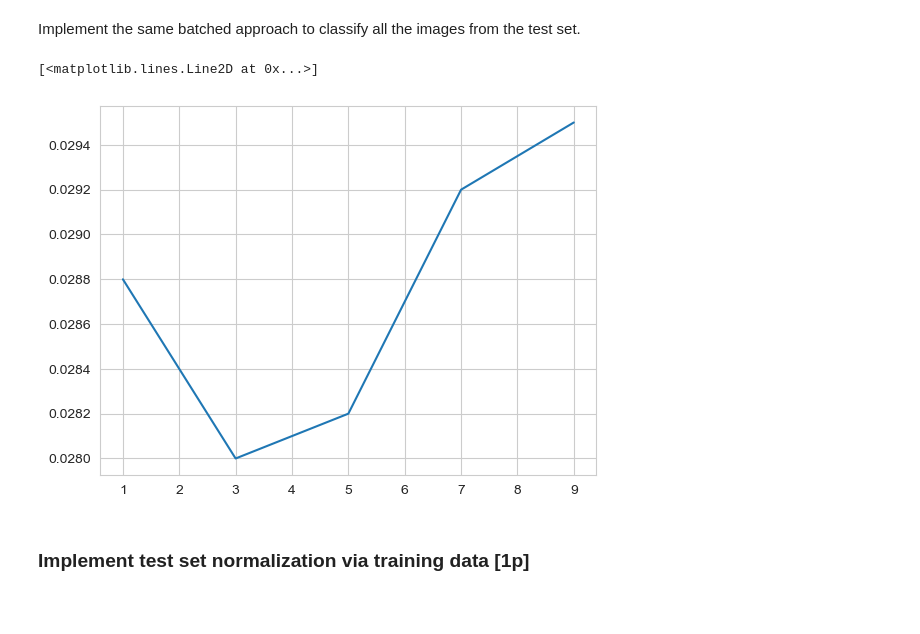
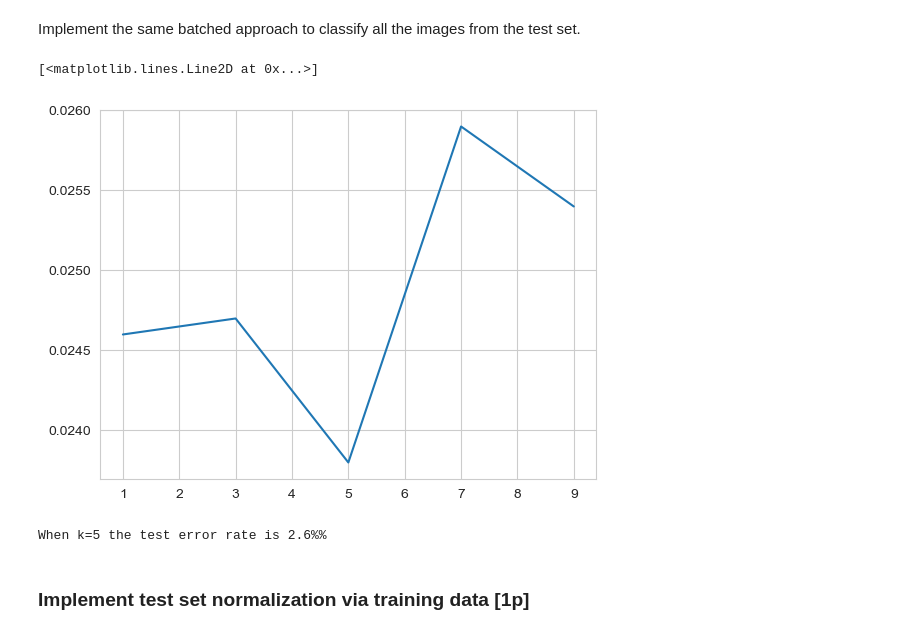
Before and after one commit to dmika1234/ml_uwr_22, a Jupyter notebook: Assignments/Assignment4.ipynb, the cells around one changed output. Saved outputs shown, nothing was run; the diff lists cells and outputs as text; code cells hidden in the pictures; blank space fills up the shorter version.

Commit message:
Progress on Assignment3.ipynb

```diff
--- a/Assignments/Assignment4.ipynb
+++ b/Assignments/Assignment4.ipynb
@@ -99,6 +99,10 @@ For the cosine similarity to work, we need data that will be normalized. Meaning
 Roughly it should mean that instead of operating on the initial $X$ we prefer to operate on $$ (X - \mbox{mean}(X))/\mbox{std}(X).$$
 
 Task: take `X_trn` and normalize it, let the output be in `X_norm_trn`.
+# %%
+def normalize_data(data):
+    data_norm = (data - np.mean(data, axis=1)[:,np.newaxis]) / np.std(data, axis=1)[:,np.newaxis]
+    return data_norm
 # %%
 #TODO
 X_norm_trn = (X_trn - np.mean(X_trn, axis=1)[:,np.newaxis]) / np.std(X_trn, axis=1)[:,np.newaxis]
@@ -175,7 +179,7 @@ class kNearestNeighborsCosine:
 
         closest = np.argsort(-1 * self.dists, axis=0)
         targets = self.train_Y[closest]
-        self.preds = np.array(sstats.mode(targets[1:self.k+1,], axis=0)[0])
+        self.preds = np.array(sstats.mode(targets[0:self.k,], axis=0)[0])
         return self.preds
 # %% [markdown]
 where `dists` is the matrix containing the cosine similarity. In the sklearn implementation similar behavior is obtained via parameter `metric="precomputed"`, see https://scikit-learn.org/stable/modules/generated/sklearn.neighbors.KNeighborsClassifier.html
@@ -252,15 +255,10 @@ mnist_train_labels_int64 = mnist_full_train_labels_int64[:50000]
 mnist_valid_data_uint8 = mnist_full_train_data_uint8[50000:]
 mnist_valid_labels_int64 = mnist_full_train_labels_int64[50000:]
 # %%
-# MNIST is large.
-# Implement a batched KNN classifier, which processes the test data in small batches
-# and returns the error rates
-
-# The code should not run for more than a couple of minutes on the Colab runtime,
-# If it is slower, optimize the distance computation in KNN
-
 def batched_KNN_cos(train_X, train_Y, test_X, ks, verbose=False, batch_size=200):
     all_preds = {k: [] for k in ks}
+    train_X = normalize_data(train_X)
+    test_X = normalize_data(test_X)
     for i in tqdm(range(0, test_X.shape[0], batch_size)):
         batch_X = test_X[i:i + batch_size]
 
@@ -275,13 +273,13 @@ def batched_KNN_cos(train_X, train_Y, test_X, ks, verbose=False, batch_size=200)
         if verbose:
             print("Sorting... ", end='')
 
-        closest = dists.argsort(axis=0)
+        closest = np.argsort(-1 * dists, axis = 0)
         targets = train_Y[closest]
-        # TODO: run KNN on the batch and save the predictions
+
         for k in all_preds.keys():
-        # TODO: combine predictions from batches
             preds = np.array(sstats.mode(targets[0:k,], axis=0)[0]).ravel()
             all_preds[k] = np.concatenate((all_preds[k], preds))
+
     return all_preds
 # %%
 # Now find the best k on the validation set
@@ -293,17 +291,32 @@ mnist_validation_preds = batched_KNN_cos(
 
 mnist_validation_errs = err_rates(mnist_validation_preds, mnist_valid_labels_int64)
 
-# import pickle
-# with open('Assignment3_data/prob3.pkl', 'wb') as f:
-#     pickle.dump(mnist_validation_errs, f)
+import pickle
+with open('Assignment4_data/prob3.pkl', 'wb') as f:
+    pickle.dump(mnist_validation_errs, f)
 # %%
-# with open('Assignment3_data/prob3.pkl', 'rb') as f:
-#     mnist_validation_errs = pickle.load(f)
+with open('Assignment4_data/prob3.pkl', 'rb') as f:
+    mnist_validation_errs = pickle.load(f)
 
 plt.plot(ks, [mnist_validation_errs[k] for k in ks])
 # %% [output]
 [<matplotlib.lines.Line2D at 0x...>]
-[figure, old version]
+[figure, new version]
+# %%
+# Now use the best k to compute the test error
+
+best_K = 5
+
+mnist_test_preds = batched_KNN_cos(
+    mnist_full_train_data_uint8.astype('float32').reshape(-1, 28*28),
+    mnist_full_train_labels_int64,
+    mnist_test_data_uint8.astype('float32').reshape(-1, 28*28),
+    [best_K])
+
+mnist_test_errs = err_rates(mnist_test_preds, mnist_test_labels_int64)
+print(f"\n\nWhen k={best_K} the test error rate is {mnist_test_errs[best_K] * 100.0:.1f}%%")
+# %% [output]
+When k=5 the test error rate is 2.6%%
 # %% [markdown]
 ### Implement test set normalization via training data [1p]
 # %% [markdown]
```
Also changed, not shown: parts of 6 cells of this notebook.
